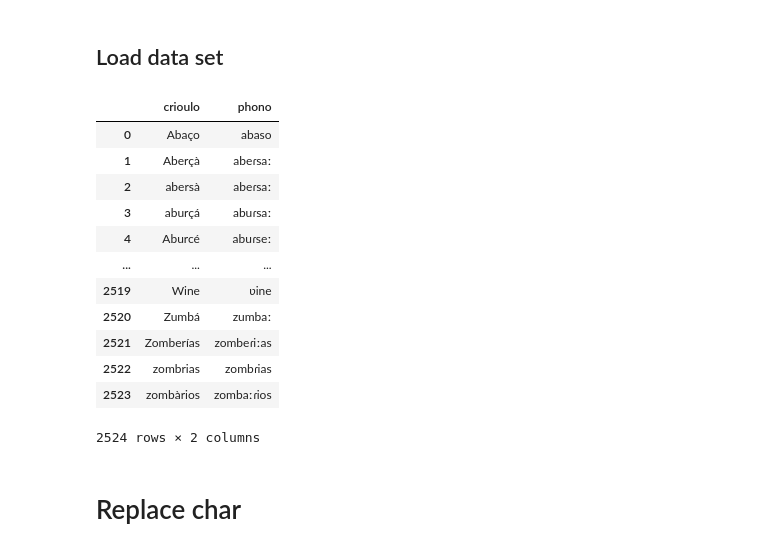
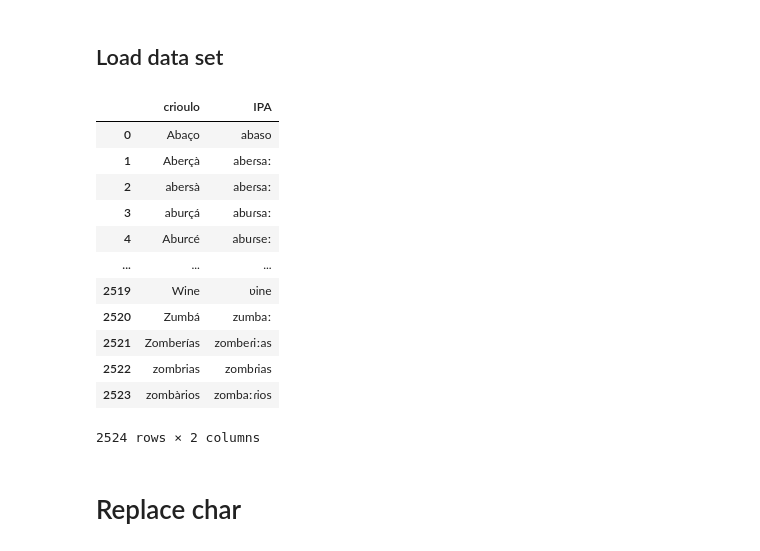
Before and after one commit to Portophon/PtLanka, a Jupyter notebook: CV stats.ipynb, the cells around one changed output. Cells and saved outputs as stored; diff of their text form; code cells hidden in the pictures.

```diff
--- a/CV stats.ipynb
+++ b/CV stats.ipynb
@@ -10,12 +10,12 @@ from collections import Counter
 # %% [markdown]
 ## Load data set
 # %%
-file_name = "crioulo.csv"
+file_name = "crioulo_IPA.csv"
 
 word_df = pd.read_csv(file_name)
 word_df
 # %% [output]
-|  | crioulo | phono |
+|  | crioulo | IPA |
 | 0 | Abaço | abaso |
 | 1 | Aberçà | abeɾsaː |
 | 2 | abersà | abeɾsaː |
```
Also changed, not shown: parts of 23 cells of this notebook, 5 other files.
